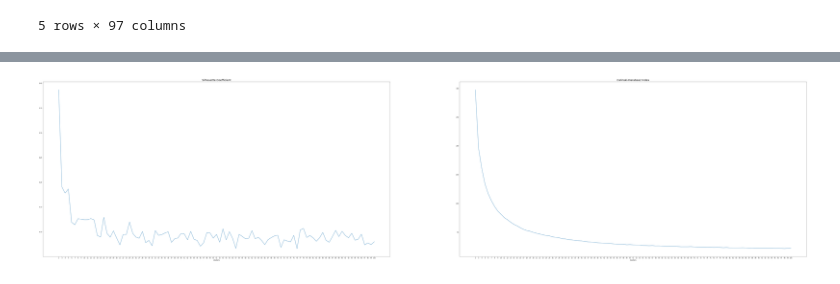
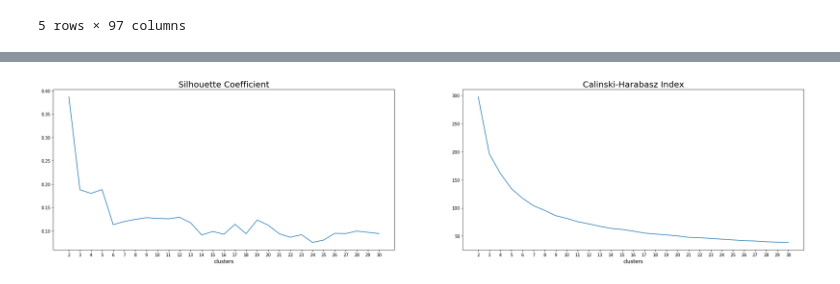
Before and after one commit to titangene/household-electricity, a Jupyter notebook: K-Means.ipynb, the cells around one changed output, grey strips where cells are left out. Cells and saved outputs as stored; diff of their text form; code cells hidden in the pictures.

```diff
--- a/K-Means.ipynb
+++ b/K-Means.ipynb
@@ -66,8 +66,8 @@ save: data/2018-08-29-12-56-28_K-Means_3-cluster_centers.csv
 3 rows × 97 columns
 # %%
-K_Means.evaluate_visualization(tmpdataSet, 2, 100)
+K_Means.evaluate_visualization(tmpdataSet, min_clusters=2, max_clusters=30)
 # %% [output]
-[figure, old version]
+[figure, new version]
 # %%
 def generate_colors(length):
     hex_str = '0123456789ABCDEF'
```
Also changed, not shown: parts of 4 cells of this notebook, 2 other files.
